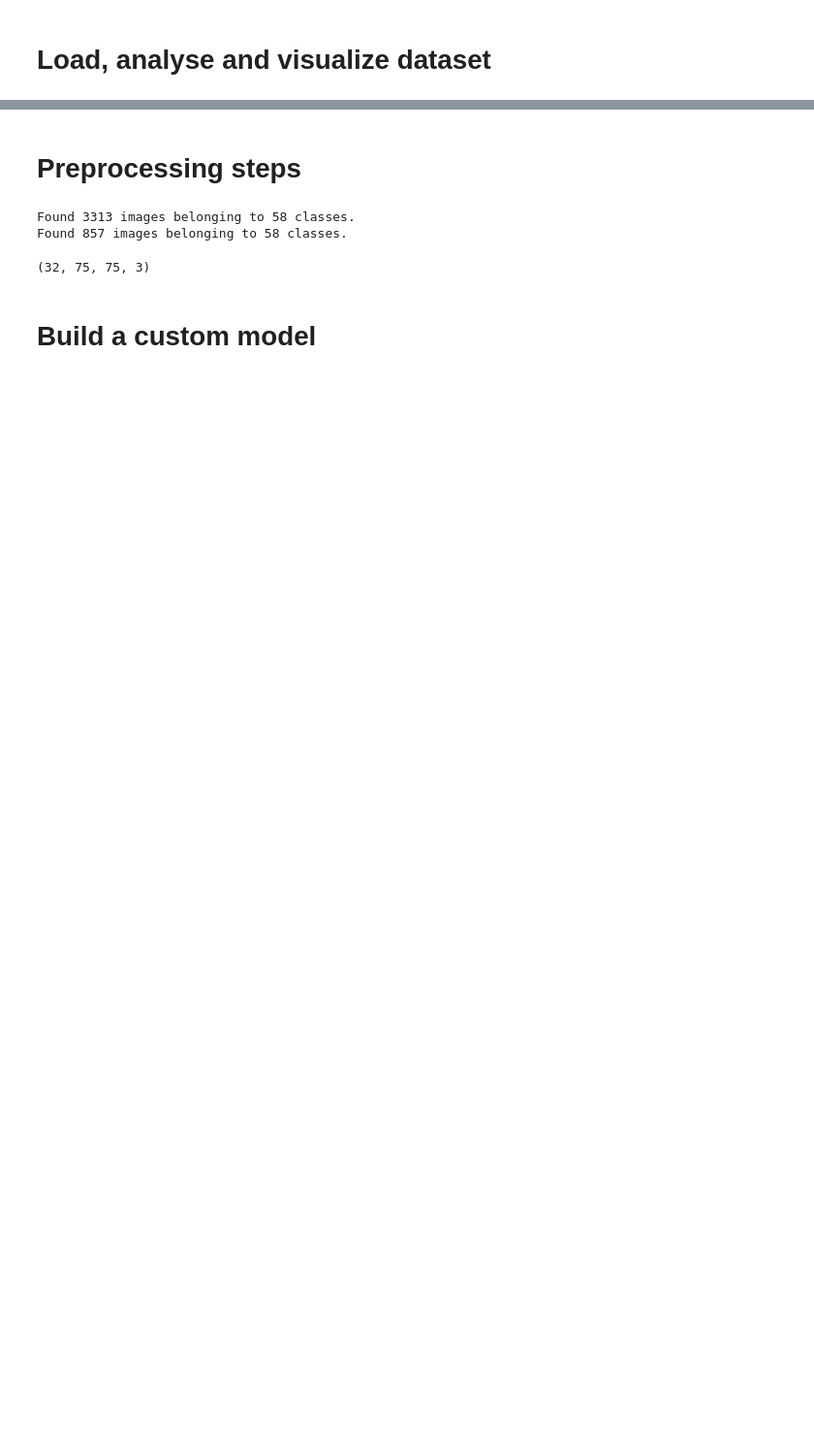
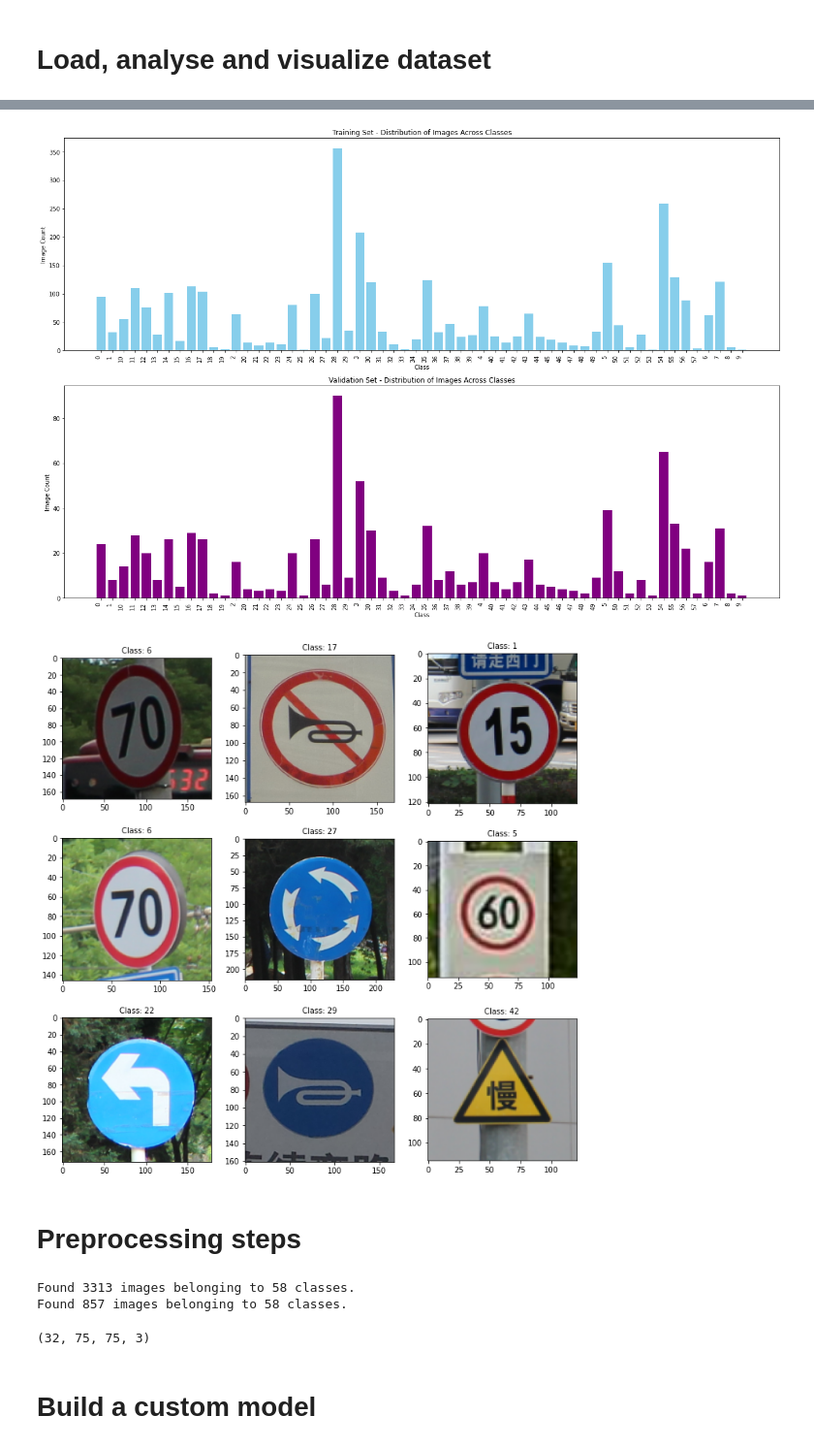
Before and after one commit to FunmiOlaitan/Road-Sign-Detection, a Jupyter notebook: Classifying Speed Limit Signs.ipynb, the cells around one changed output, grey strips where cells are left out. Shown at 97% size. Cells and saved outputs as stored; diff of their text form; code cells hidden in the pictures; blank space fills up the shorter version.

Commit message:
Plot random images and histogram of class distribution.

```diff
--- a/Classifying Speed Limit Signs.ipynb
+++ b/Classifying Speed Limit Signs.ipynb
@@ -29,3 +51,61 @@ class_name_to_index = {class_name: index for index, class_name in enumerate(clas
+# %%
+# Examine class distribution in training and validation folders
+
+# Function to get class counts
+def get_class_counts(folder_path):
+    class_names =[]
+    class_counts = []
+    for class_folder in os.listdir(folder_path):
+        folder_subpath = os.path.join(folder_path, class_folder)
+        if os.path.isdir(folder_subpath):
+            class_names.append(class_folder)
+            num_images = len(os.listdir(folder_subpath))
+            class_counts.append(num_images)
+    return class_names, class_counts
+
+# Get folder counts for training and validation folders
+train_folder_names, train_folder_counts = get_class_counts(training_folder)
+val_folder_names, val_folder_counts = get_class_counts(val_folder)
+
+# Plot histogram for distribution of classes
+plt.figure(figsize=(18,12))
+
+plt.subplot(2 ,1 ,1)
+plt.bar(train_folder_names, train_folder_counts, color='skyblue')
+plt.xlabel('Class')
+plt.ylabel('Image Count')
+plt.title('Training Set - Distribution of Images Across Classes')
+plt.xticks(rotation=90, ha='right')
+
+plt.subplot(2 ,1 ,2)
+plt.bar(val_folder_names, val_folder_counts, color='purple')
+plt.xlabel('Class')
+plt.ylabel('Image Count')
+plt.title('Validation Set - Distribution of Images Across Classes')
+plt.xticks(rotation=90, ha='right')
+
+plt.tight_layout()
+plt.show()
+
+# Plot random images
+def plot_random_images(folder_path, num_images=9):
+    plt.figure(figsize=(10,10))
+    for i in range(num_images):
+        class_folder = random.choice(os.listdir(folder_path))
+        image_path = os.path.join(folder_path, class_folder, random.choice(os.listdir(os.path.join(folder_path, class_folder))))
+        image = Image.open(image_path)
+        plt.subplot(3,3,i + 1)
+        plt.imshow(image)
+        plt.title(f'Class: {class_folder}', fontsize=10)
+        plt.axis('on')
+    plt.tight_layout()
+    plt.show()
+
+# Plot random images from training set
+plot_random_images(training_folder)
+# %% [output]
+[figure, added]
+[figure, added]
 # %% [markdown]
 # **Preprocessing steps**
 # %%
```
Also changed, not shown: parts of 4 cells of this notebook.
